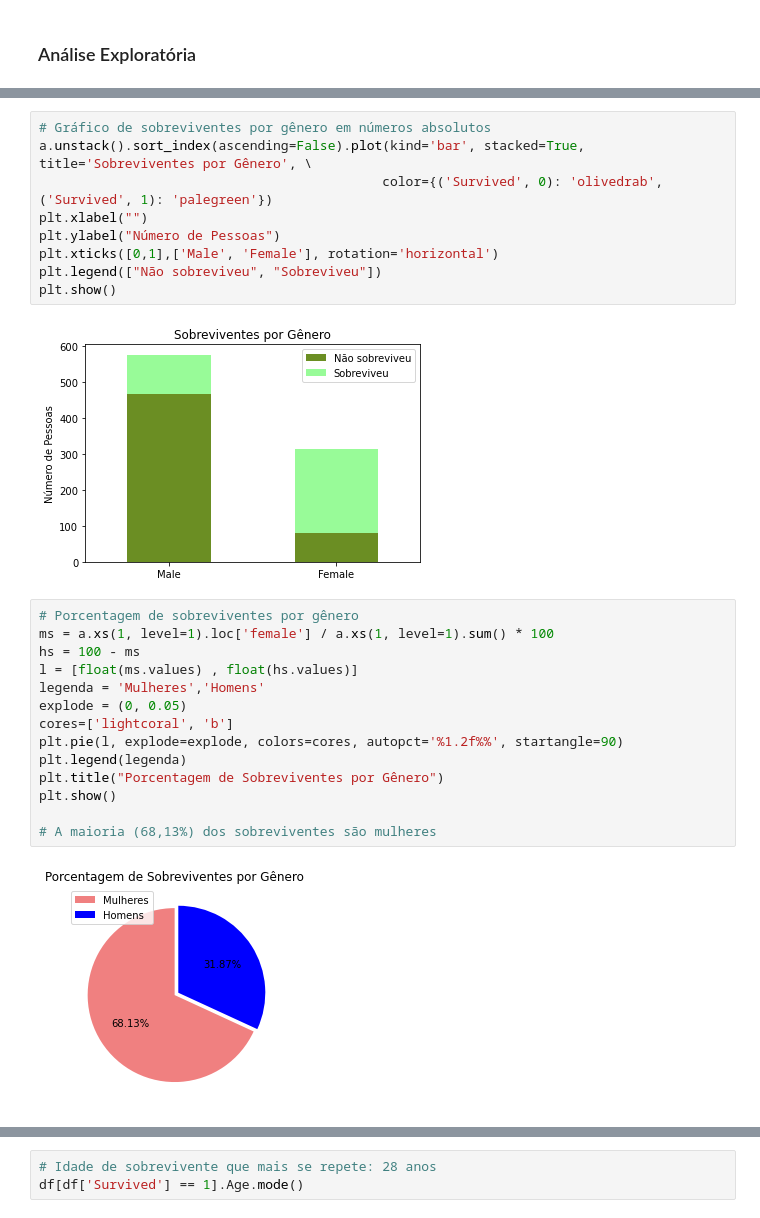
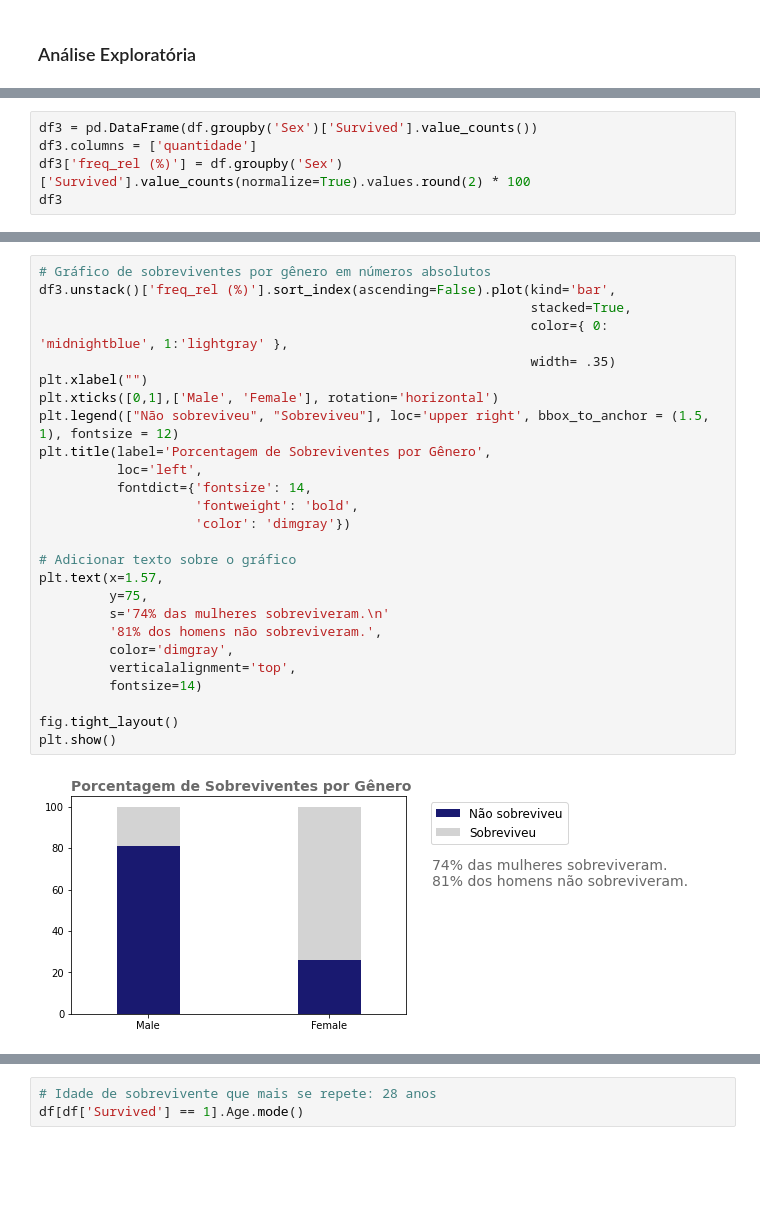
Before and after one commit to douglasfdantas/Python, a Jupyter notebook: Titanic/TitanicSurvivors.ipynb, the cells around one changed output, grey strips where cells are left out. Saved outputs shown, nothing was run; the diff lists cells and outputs as text; blank space fills up the shorter version.

Commit message:
atualização dos gráficos, preparação de dados

```diff
--- a/Titanic/TitanicSurvivors.ipynb
+++ b/Titanic/TitanicSurvivors.ipynb
@@ -236,0 +241,5 @@ a.unstack()
+# %%
+df3 = pd.DataFrame(df.groupby('Sex')['Survived'].value_counts())
+df3.columns = ['quantidade']
+df3['freq_rel (%)'] = df.groupby('Sex')['Survived'].value_counts(normalize=True).values.round(2) * 100
+df3
@@ -237,29 +253,30 @@ a.unstack()
 # %%
 # Gráfico de sobreviventes por gênero em números absolutos
-a.unstack().sort_index(ascending=False).plot(kind='bar', stacked=True, title='Sobreviventes por Gênero', \
-                                            color={('Survived', 0): 'olivedrab', ('Survived', 1): 'palegreen'})
+df3.unstack()['freq_rel (%)'].sort_index(ascending=False).plot(kind='bar',
+                                                               stacked=True,
+                                                               color={ 0: 'midnightblue', 1:'lightgray' },
+                                                               width= .35)
 plt.xlabel("")
-plt.ylabel("Número de Pessoas")
 plt.xticks([0,1],['Male', 'Female'], rotation='horizontal')
-plt.legend(["Não sobreviveu", "Sobreviveu"])
+plt.legend(["Não sobreviveu", "Sobreviveu"], loc='upper right', bbox_to_anchor = (1.5, 1), fontsize = 12)
+plt.title(label='Porcentagem de Sobreviventes por Gênero',
+          loc='left',
+          fontdict={'fontsize': 14,
+                    'fontweight': 'bold',
+                    'color': 'dimgray'})
+
+# Adicionar texto sobre o gráfico
+plt.text(x=1.57,
+         y=75,
+         s='74% das mulheres sobreviveram.\n'
+         '81% dos homens não sobreviveram.',
+         color='dimgray',
+         verticalalignment='top',
+         fontsize=14)
+
+fig.tight_layout()
 plt.show()
 # %% [output]
-[figure, old version]
+[figure, new version]
-# %%
-# Porcentagem de sobreviventes por gênero
-ms = a.xs(1, level=1).loc['female'] / a.xs(1, level=1).sum() * 100
-hs = 100 - ms
-l = [float(ms.values) , float(hs.values)]
-legenda = 'Mulheres','Homens'
-explode = (0, 0.05)
-cores=['lightcoral', 'b']
-plt.pie(l, explode=explode, colors=cores, autopct='%1.2f%%', startangle=90)
-plt.legend(legenda)
-plt.title("Porcentagem de Sobreviventes por Gênero")
-plt.show()
-
-# A maioria (68,13%) dos sobreviventes são mulheres
-# %% [output]
-[figure, removed]
 # %%
 # Distribuição de idades dos sobreviventes
```
Also changed, not shown: parts of 31 cells of this notebook.
